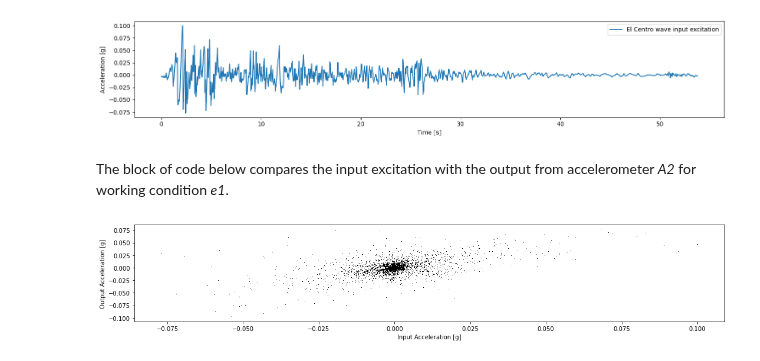
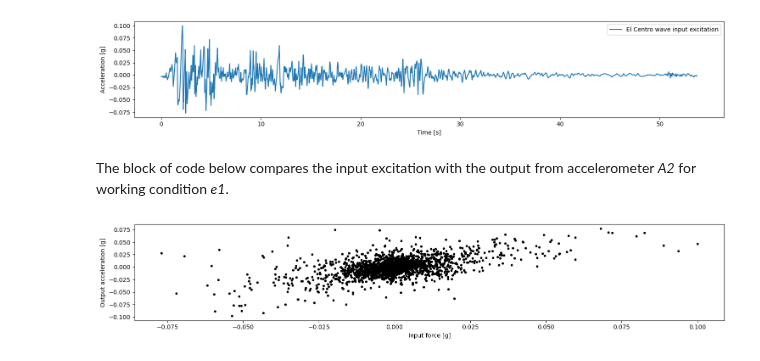
Before and after one commit to zwynne/EDACAB, a Jupyter notebook: docs/source/Welcome_page_and_tutorials/005_Shaker_table_data_introduction.ipynb, the cells around one changed output. Saved outputs shown, nothing was run; the diff lists cells and outputs as text; code cells hidden in the pictures.

```diff
--- a/docs/source/Welcome_page_and_tutorials/005_Shaker_table_data_introduction.ipynb
+++ b/docs/source/Welcome_page_and_tutorials/005_Shaker_table_data_introduction.ipynb
@@ -75,6 +72,6 @@ from scipy.signal import welch
 
 Now let's load the data from the conference website. This data is stored as a CSV file. The code below loads and formats the data for working condition *e1*.
 # %%
-url = "https://edacab.readthedocs.io/en/latest/Welcome_page_and_tutorials/_static/Shaker_table_data_working_condition_e1.csv.txt"
+url = "https://edacab.readthedocs.io/en/latest/Welcome_page_and_tutorials/_static/Shaker_table_data_working_condition_e1.csv"
 
 dat0 = pd.read_csv(url,index_col=0)
@@ -141,12 +125,11 @@ fg.tight_layout()
 # %% [markdown]
 The block of code below compares the input excitation with the output from accelerometer *A2* for working condition *e1*.
 # %%
-condition = 'Working condition: e1' # Working condition to plot
-channel = 'Measuring point: A2' # Acceleromter to plot
+channel = 'A2' # Acceleromter to plot
 fg,ax = plt.subplots(figsize=(15,3))
-ax.plot(excitation_data,dat0[condition][channel]['Acceleration'][:len(excitation_data)],'k,')
-ax.set_ylabel('Output Acceleration [g]')
-ax.set_xlabel('Input Acceleration [g]')
+ax.plot(dat0['Input force'],dat0[channel],'k.')
+ax.set_ylabel('Output acceleration [g]')
+ax.set_xlabel('Input force [g]')
 fg.tight_layout()
 # %% [output]
-[figure, old version]
+[figure, new version]
```
Also changed, not shown: parts of 9 cells of this notebook.
